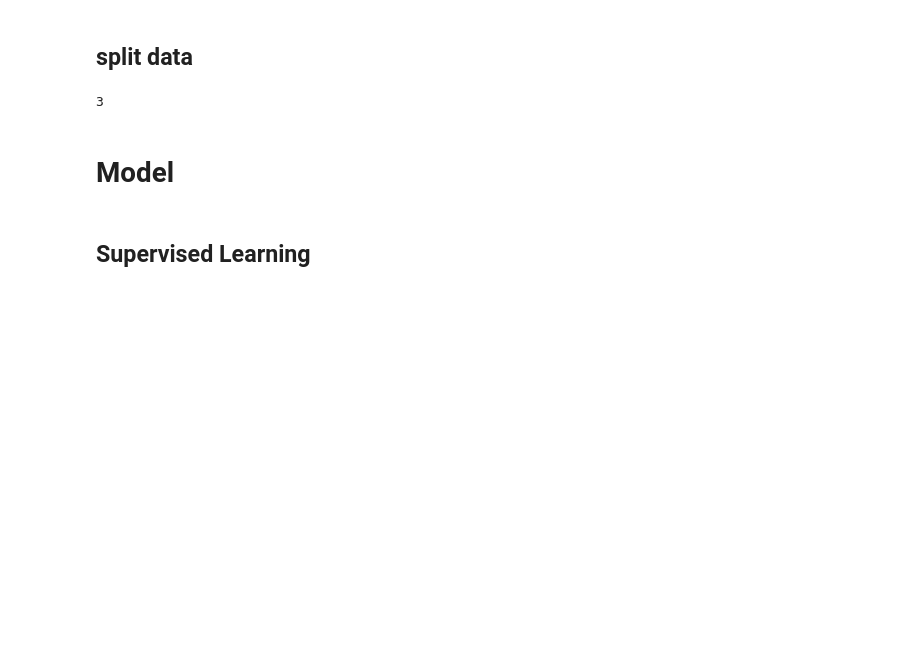
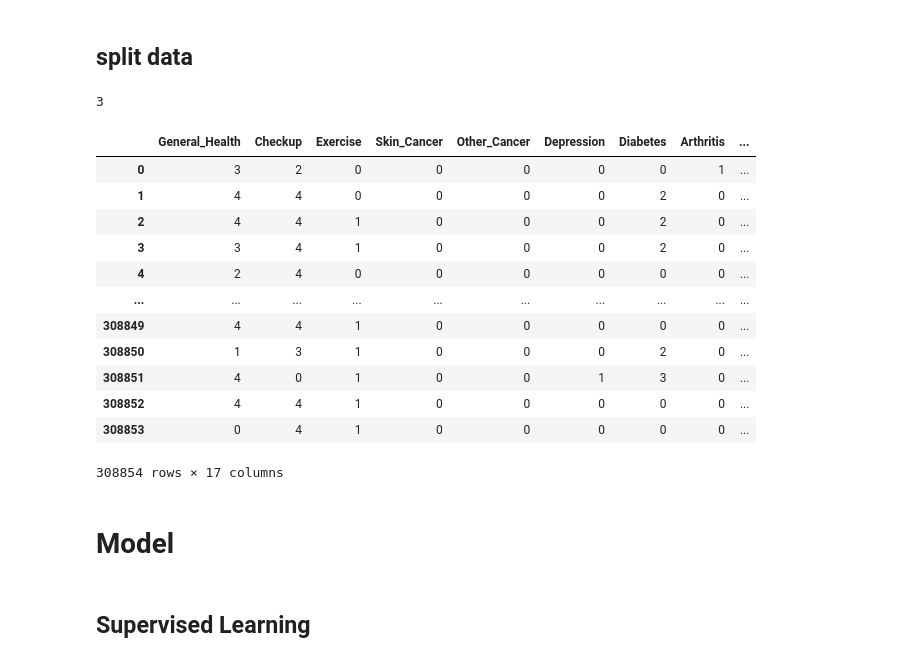
Before and after one commit to Kaustubhnair26/CelebalTechinternship-23, a Jupyter notebook: CTI-23.ipynb, the cells around one changed output. Drawn from its saved outputs; the diff is of its cells as text; code cells hidden in the pictures; blank space fills up the shorter version.

```diff
--- a/CTI-23.ipynb
+++ b/CTI-23.ipynb
@@ -314,9 +365,23 @@ print(columnindex)
 # %%
 X1 = encoded_data.iloc[:,0:3]
 y = encoded_data.iloc[:,3].values
 X2 = encoded_data.iloc[:,4:20]
 X = pd.concat([X1,X2],axis=1)
-X = X.values
+X
+# %% [output]
+|  | General_Health | Checkup | Exercise | Skin_Cancer | Other_Cancer | Depression | Diabetes | Arthritis | ... |
+| 0 | 3 | 2 | 0 | 0 | 0 | 0 | 0 | 1 | ... |
+| 1 | 4 | 4 | 0 | 0 | 0 | 0 | 2 | 0 | ... |
+| 2 | 4 | 4 | 1 | 0 | 0 | 0 | 2 | 0 | ... |
+| 3 | 3 | 4 | 1 | 0 | 0 | 0 | 2 | 0 | ... |
+| 4 | 2 | 4 | 0 | 0 | 0 | 0 | 0 | 0 | ... |
+| ... | ... | ... | ... | ... | ... | ... | ... | ... | ... |
+| 308849 | 4 | 4 | 1 | 0 | 0 | 0 | 0 | 0 | ... |
+| 308850 | 1 | 3 | 1 | 0 | 0 | 0 | 2 | 0 | ... |
+| 308851 | 4 | 0 | 1 | 0 | 0 | 1 | 3 | 0 | ... |
+| 308852 | 4 | 4 | 1 | 0 | 0 | 0 | 0 | 0 | ... |
+| 308853 | 0 | 4 | 1 | 0 | 0 | 0 | 0 | 0 | ... |
+308854 rows × 17 columns
 # %%
 from sklearn.model_selection import train_test_split
 X_train, X_test, y_train, y_test = train_test_split(X, y, test_size=0.3, random_state=42)
```
Also changed, not shown: parts of 5 cells of this notebook.
